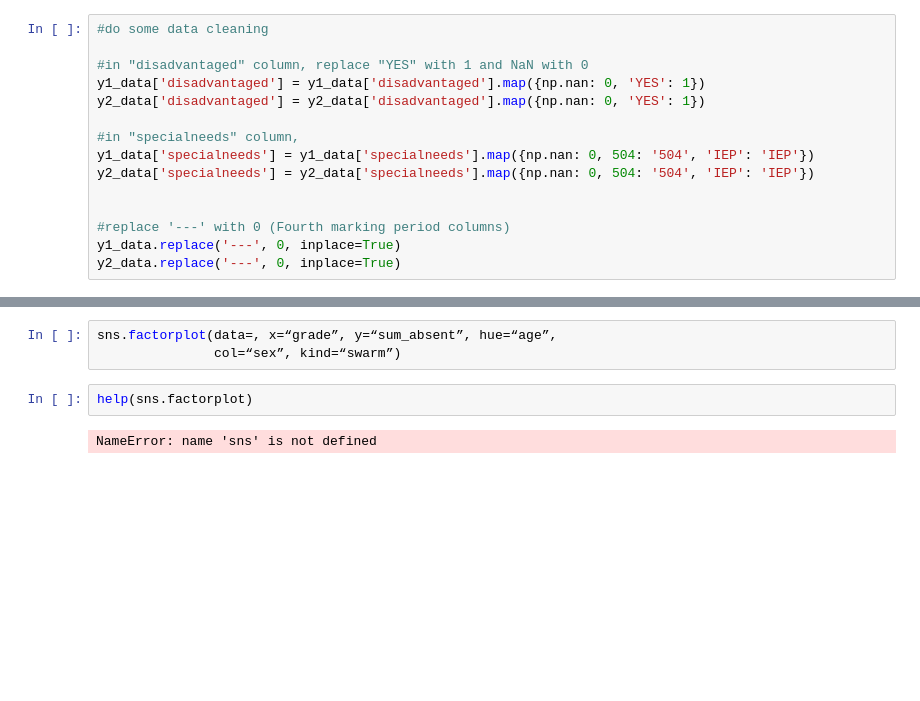
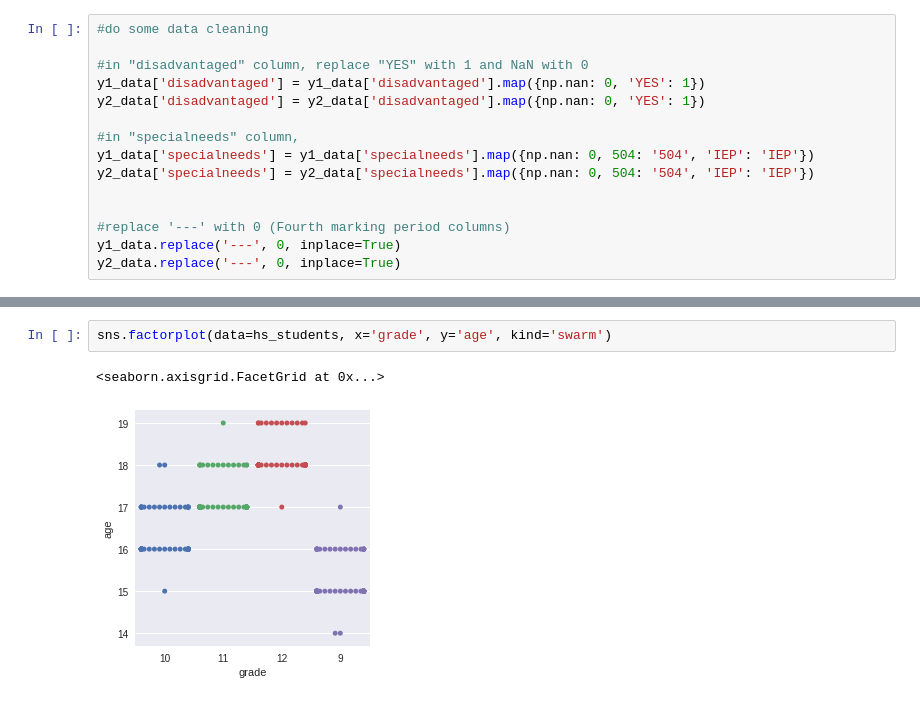
Before and after one commit to ContextLab/storytelling-with-data, a Jupyter notebook: data-stories/school-attendance/basic_analyses.ipynb, the cells around one changed output, grey strips where cells are left out. Cells and saved outputs as stored; diff of their text form; blank space fills up the shorter version.

```diff
--- a/data-stories/school-attendance/basic_analyses.ipynb
+++ b/data-stories/school-attendance/basic_analyses.ipynb
@@ -87,7 +89,5 @@ hs_students.head()
 # %%
-sns.factorplot(data=, x=“grade”, y=“sum_absent”, hue=“age”,
-               col=“sex”, kind=“swarm”)
+sns.factorplot(data=hs_students, x='grade', y='age', kind='swarm')
+# %% [output]
+<seaborn.axisgrid.FacetGrid at 0x...>
+[figure, added]
-# %%
-help(sns.factorplot)
-# %% [output]
-NameError: name 'sns' is not defined
```
Also changed, not shown: parts of 6 cells of this notebook, 2 other files.
